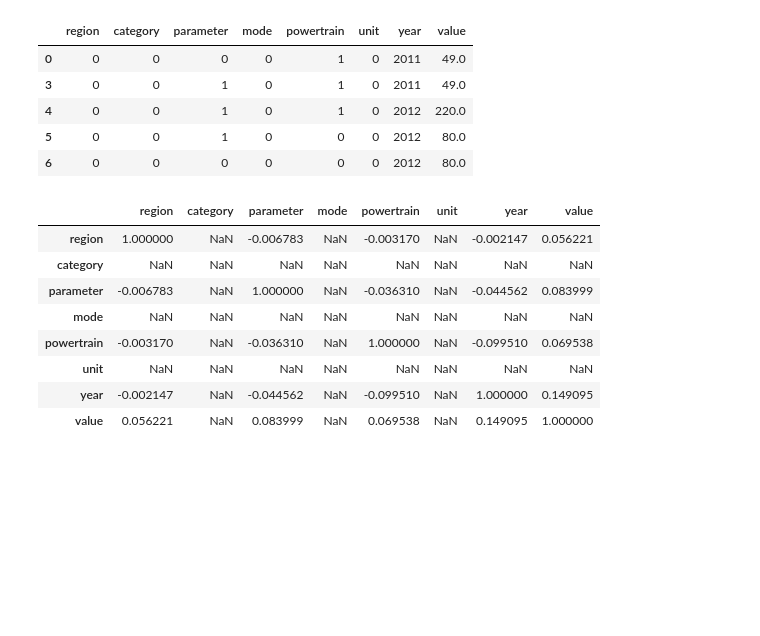
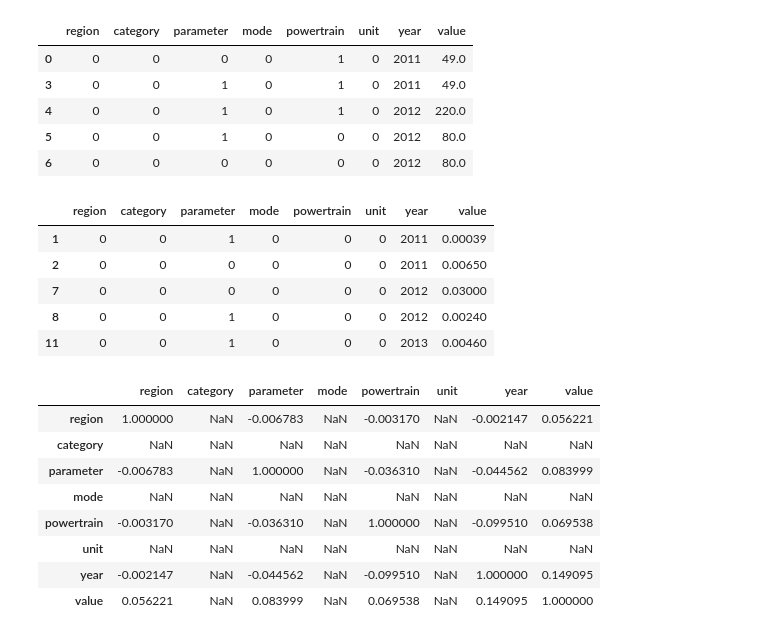
Before and after one commit to kittu125/ML, a Jupyter notebook: EV_Sales.ipynb, the cells around one changed output. Drawn from its saved outputs; the diff is of its cells as text; code cells hidden in the pictures; blank space fills up the shorter version.

```diff
--- a/EV_Sales.ipynb
+++ b/EV_Sales.ipynb
@@ -180,6 +238,15 @@ df_final.head()
 | 4 | 0 | 0 | 1 | 0 | 1 | 0 | 2012 | 220.0 |
 | 5 | 0 | 0 | 1 | 0 | 0 | 0 | 2012 | 80.0 |
 | 6 | 0 | 0 | 0 | 0 | 0 | 0 | 2012 | 80.0 |
+# %%
+df2_final.head()
+# %% [output]
+|  | region | category | parameter | mode | powertrain | unit | year | value |
+| 1 | 0 | 0 | 1 | 0 | 0 | 0 | 2011 | 0.00039 |
+| 2 | 0 | 0 | 0 | 0 | 0 | 0 | 2011 | 0.00650 |
+| 7 | 0 | 0 | 0 | 0 | 0 | 0 | 2012 | 0.03000 |
+| 8 | 0 | 0 | 1 | 0 | 0 | 0 | 2012 | 0.00240 |
+| 11 | 0 | 0 | 1 | 0 | 0 | 0 | 2013 | 0.00460 |
 # %%
 df_final.corr()
 # %% [output]
```
Also changed, not shown: parts of 84 cells of this notebook.
